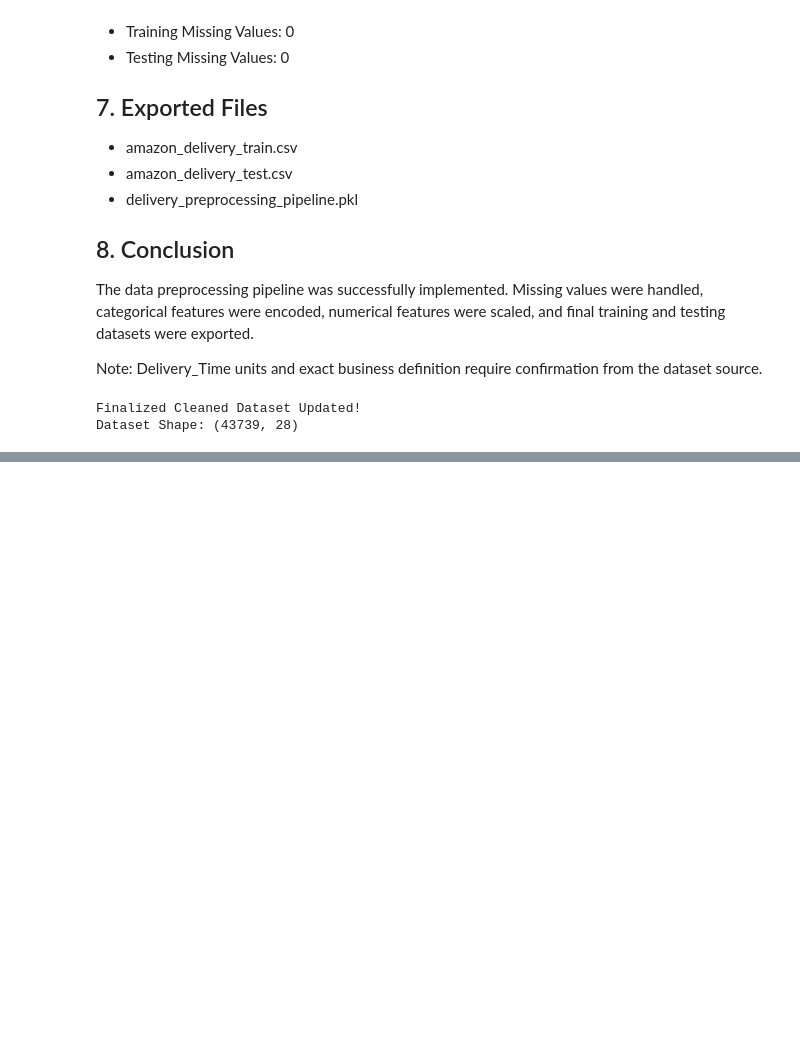
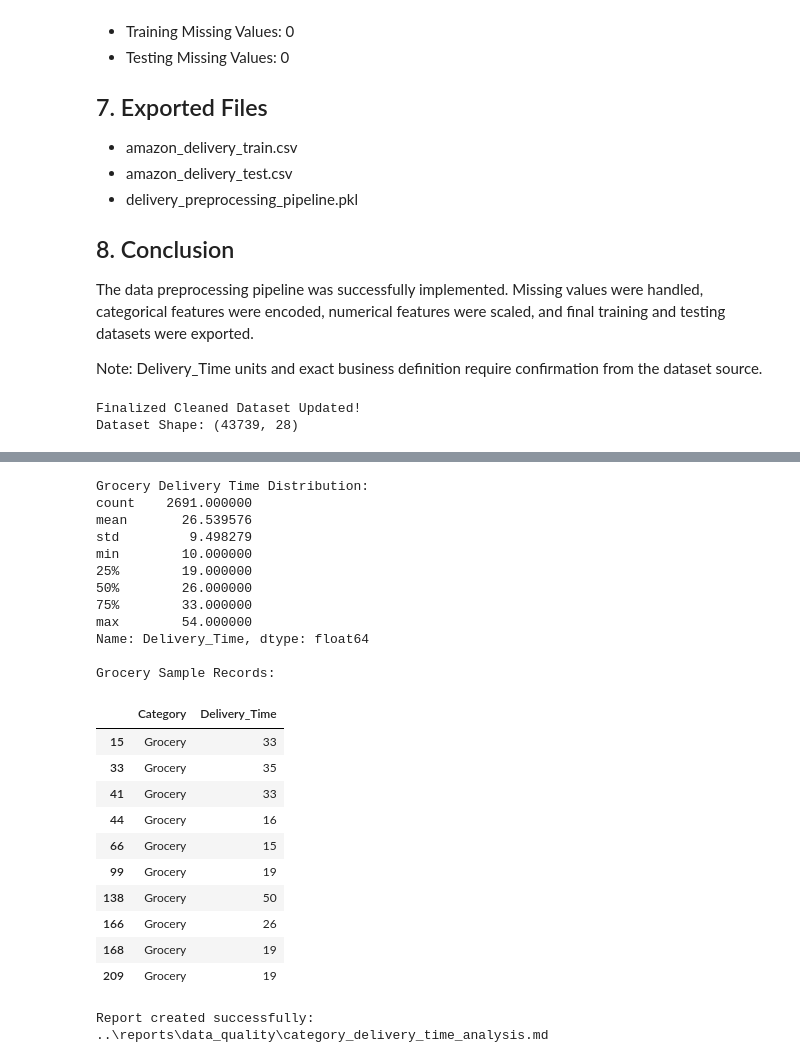
Before and after one commit to Darshanpatil90/Amazon-Delivery-Analytics, a Jupyter notebook: notebooks/Amazon_Delivery_ML_Preprocessing.ipynb, the cells around one changed output, grey strips where cells are left out. Drawn from its saved outputs; the diff is of its cells as text; code cells hidden in the pictures; blank space fills up the shorter version.

```diff
--- a/notebooks/Amazon_Delivery_ML_Preprocessing.ipynb
+++ b/notebooks/Amazon_Delivery_ML_Preprocessing.ipynb
@@ -1744,0 +1781,77 @@ Dataset Shape: (43739, 28)
+# %%
+grocery_data = ml_df[ml_df["Category"] == "Grocery"]
+
+print("Grocery Delivery Time Distribution:")
+print(grocery_data["Delivery_Time"].describe())
+
+print("\nGrocery Sample Records:")
+display(grocery_data[["Category", "Delivery_Time"]].head(10))
+# %% [output]
+Grocery Delivery Time Distribution:
+count    2691.000000
+mean       26.539576
+std         9.498279
+min        10.000000
+25%        19.000000
+50%        26.000000
+75%        33.000000
+max        54.000000
+Name: Delivery_Time, dtype: float64
+
+Grocery Sample Records:
+|  | Category | Delivery_Time |
+| 15 | Grocery | 33 |
+| 33 | Grocery | 35 |
+| 41 | Grocery | 33 |
+| 44 | Grocery | 16 |
+| 66 | Grocery | 15 |
+| 99 | Grocery | 19 |
+| 138 | Grocery | 50 |
+| 166 | Grocery | 26 |
+| 168 | Grocery | 19 |
+| 209 | Grocery | 19 |
+# %%
+from pathlib import Path
+
+report_path = Path("../reports/data_quality/category_delivery_time_analysis.md")
+
+report_content = """
+# Category-wise Delivery Time Analysis
+
+## Objective
+To compare Delivery_Time across product categories and investigate
+the significantly lower values observed in the Grocery category.
+
+## Grocery Statistics
+
+- Total Records: 2691
+- Mean: 26.54
+- Median: 26
+- Standard Deviation: 9.49
+- Minimum: 10
+- Maximum: 54
+
+## Key Observation
+
+The Grocery category has a mean Delivery_Time of 26.54,
+while other categories have mean values approximately between 129 and 133.
+
+This indicates a significant difference in delivery time values.
+
+## Conclusion
+
+The reason for the lower Grocery delivery times cannot be confirmed
+from the available dataset alone.
+
+The unit of Delivery_Time is not explicitly documented.
+Further clarification from the project lead is required.
+
+No records were modified or removed during this analysis.
+"""
+
+report_path.parent.mkdir(parents=True, exist_ok=True)
+report_path.write_text(report_content, encoding="utf-8")
+
+print("Report created successfully:", report_path)
+# %% [output]
+Report created successfully: ..\reports\data_quality\category_delivery_time_analysis.md
```
Also changed, not shown: parts of 4 cells of this notebook, 1 other file.
